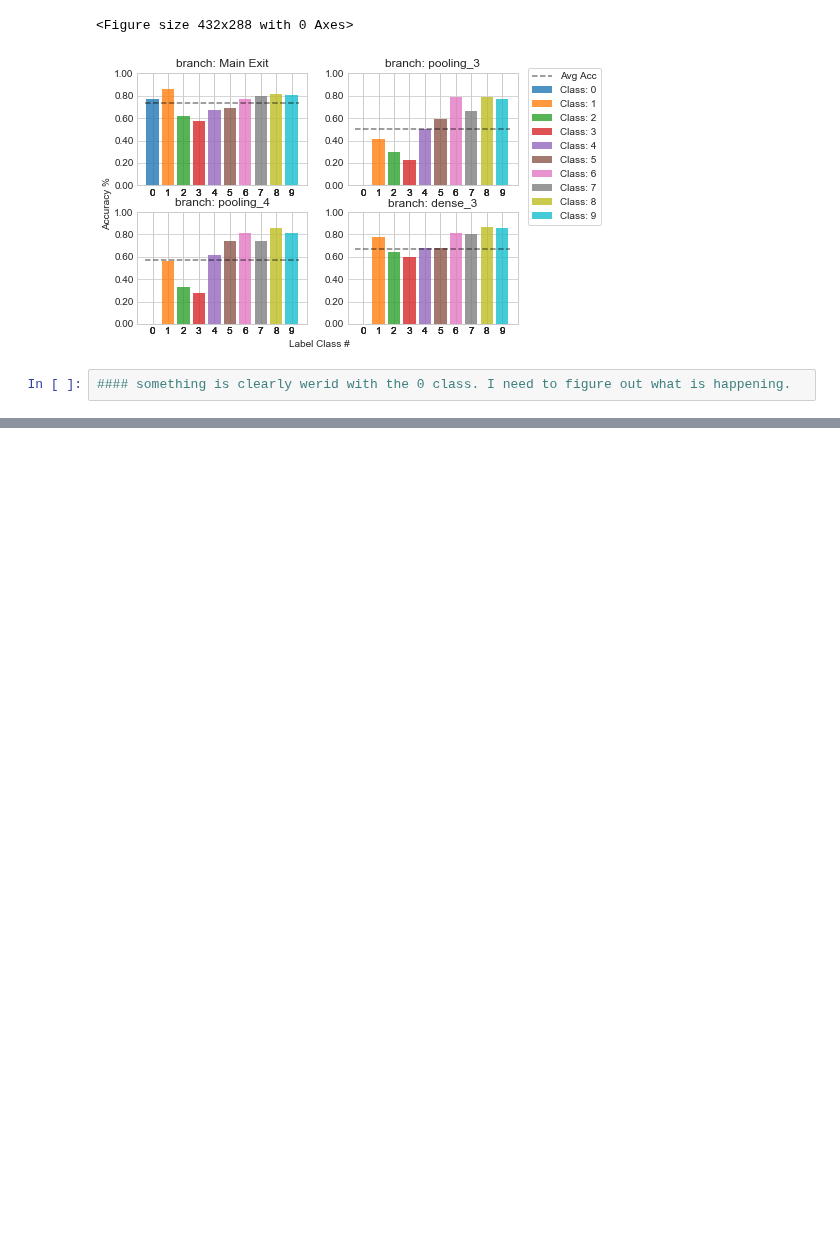
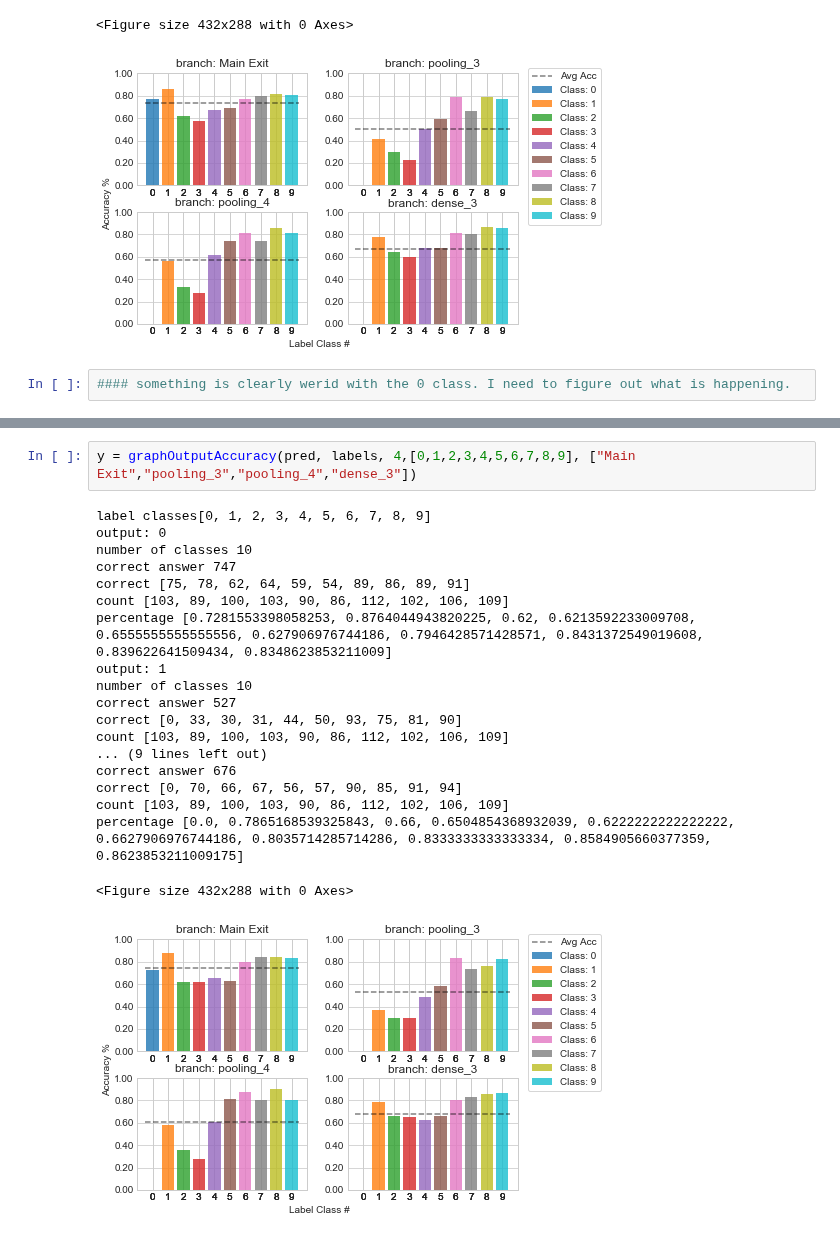
Before and after one commit to SanityLacking/BrevisNet, a Jupyter notebook: MainExitAccuracy.ipynb, the cells around one changed output, grey strips where cells are left out. Drawn from its saved outputs; the diff is of its cells as text; blank space fills up the shorter version.

```diff
--- a/MainExitAccuracy.ipynb
+++ b/MainExitAccuracy.ipynb
@@ -266,0 +344,22 @@ percentage [0.0, 0.773, 0.643, 0.594, 0.679, 0.681, 0.812, 0.803, 0.868, 0.855]
+# %%
+y = graphOutputAccuracy(pred, labels, 4,[0,1,2,3,4,5,6,7,8,9], ["Main Exit","pooling_3","pooling_4","dense_3"])
+# %% [output]
+label classes[0, 1, 2, 3, 4, 5, 6, 7, 8, 9]
+output: 0
+number of classes 10
+correct answer 747
+correct [75, 78, 62, 64, 59, 54, 89, 86, 89, 91]
+count [103, 89, 100, 103, 90, 86, 112, 102, 106, 109]
+percentage [0.7281553398058253, 0.8764044943820225, 0.62, 0.6213592233009708, 0.6555555555555556, 0.627906976744186, 0.7946428571428571, 0.8431372549019608, 0.839622641509434, 0.8348623853211009]
+output: 1
+number of classes 10
+correct answer 527
+correct [0, 33, 30, 31, 44, 50, 93, 75, 81, 90]
+count [103, 89, 100, 103, 90, 86, 112, 102, 106, 109]
+... (9 lines left out)
+correct answer 676
+correct [0, 70, 66, 67, 56, 57, 90, 85, 91, 94]
+count [103, 89, 100, 103, 90, 86, 112, 102, 106, 109]
+percentage [0.0, 0.7865168539325843, 0.66, 0.6504854368932039, 0.6222222222222222, 0.6627906976744186, 0.8035714285714286, 0.8333333333333334, 0.8584905660377359, 0.8623853211009175]
+<Figure size 432x288 with 0 Axes>
+[figure, added]
```
Also changed, not shown: parts of 3 cells of this notebook, 2 other files.
